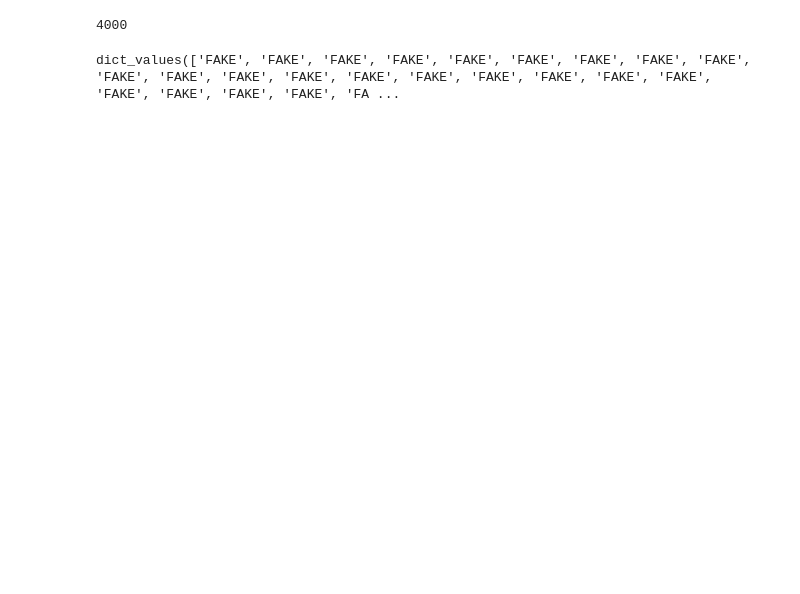
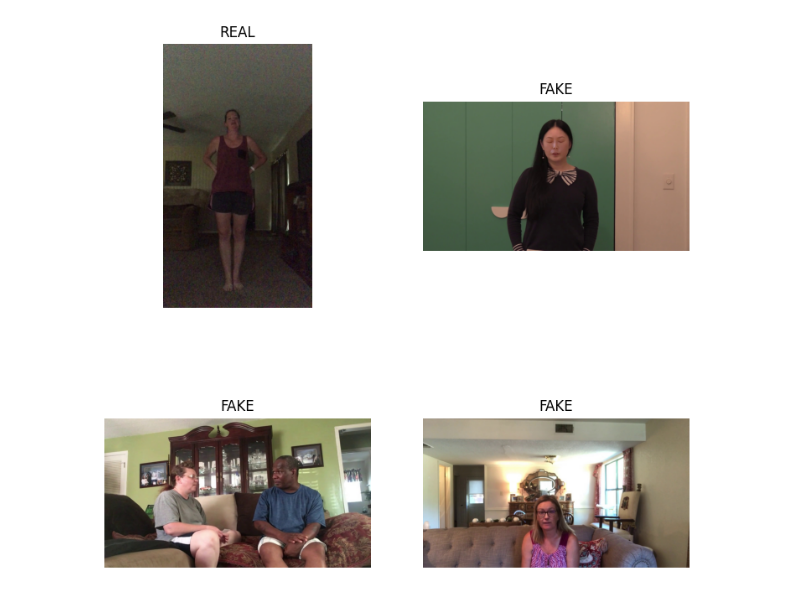
Before and after one commit to abi-kothapalli/CS4262_Project, a Jupyter notebook: data_exploration.ipynb, the cells around one changed output. Saved outputs shown, nothing was run; the diff lists cells and outputs as text; code cells hidden in the pictures; blank space fills up the shorter version.

Commit message:
Add data exploration

```diff
--- a/data_exploration.ipynb
+++ b/data_exploration.ipynb
@@ -10,11 +10,3 @@ with open("./data/processed_images/labels.json") as f:
     labels = json.load(f)
 
 data = sorted(list(labels.keys()))
-# %%
-len(train_files)
-# %% [output]
-4000
-# %%
-labels.values()
-# %% [output]
-dict_values(['FAKE', 'FAKE', 'FAKE', 'FAKE', 'FAKE', 'FAKE', 'FAKE', 'FAKE', 'FAKE', 'FAKE', 'FAKE', 'FAKE', 'FAKE', 'FAKE', 'FAKE', 'FAKE', 'FAKE', 'FAKE', 'FAKE', 'FAKE', 'FAKE', 'FAKE', 'FAKE', 'FA ...
@@ -20,0 +20,21 @@ dict_values(['FAKE', 'FAKE', 'FAKE', 'FAKE', 'FAKE', 'FAKE', 'FAKE', 'FAKE', 'FA
+# %%
+fig = plt.figure(figsize=(9, 9))
+rows, cols = 2, 2
+
+images = []
+
+for i in range(rows*cols):
+    idx = torch.randint(0, len(data), size=[1]).item()
+
+    img = data[idx]
+    label = labels[img]
+
+    img = Image.open(f"./data/processed_images/{img}.jpg")
+    images.append((img, label))
+
+    fig.add_subplot(rows, cols, i+1)
+    plt.imshow(img)
+    plt.title(label)
+    plt.axis(False)
+# %% [output]
+[figure, added]
```
Also changed, not shown: parts of 3 cells of this notebook.
